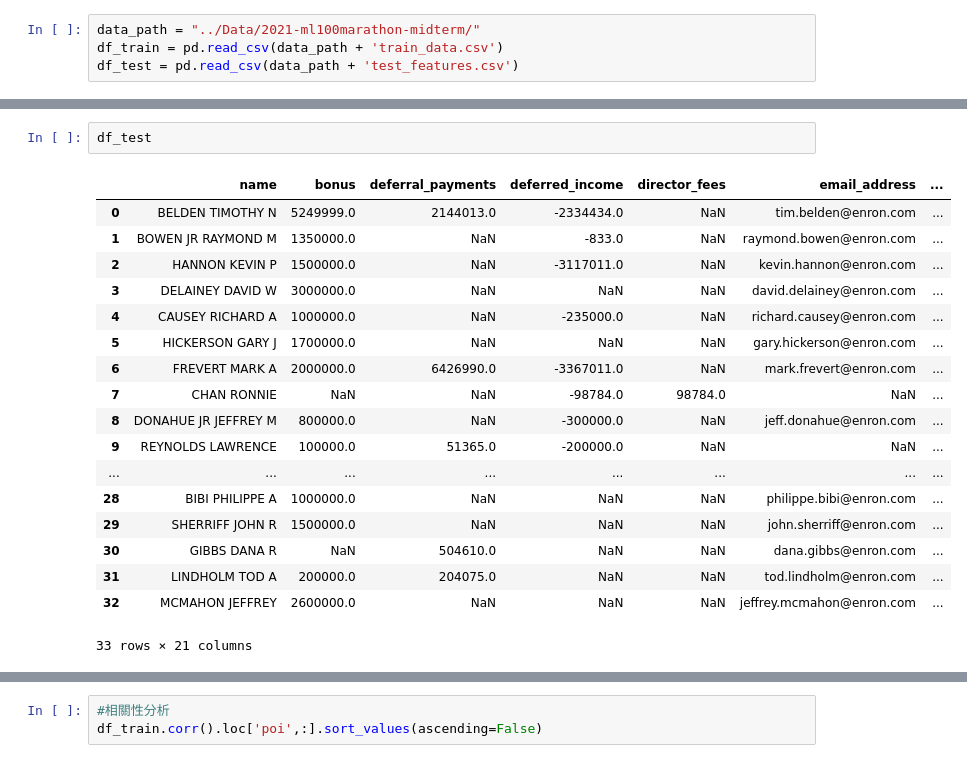
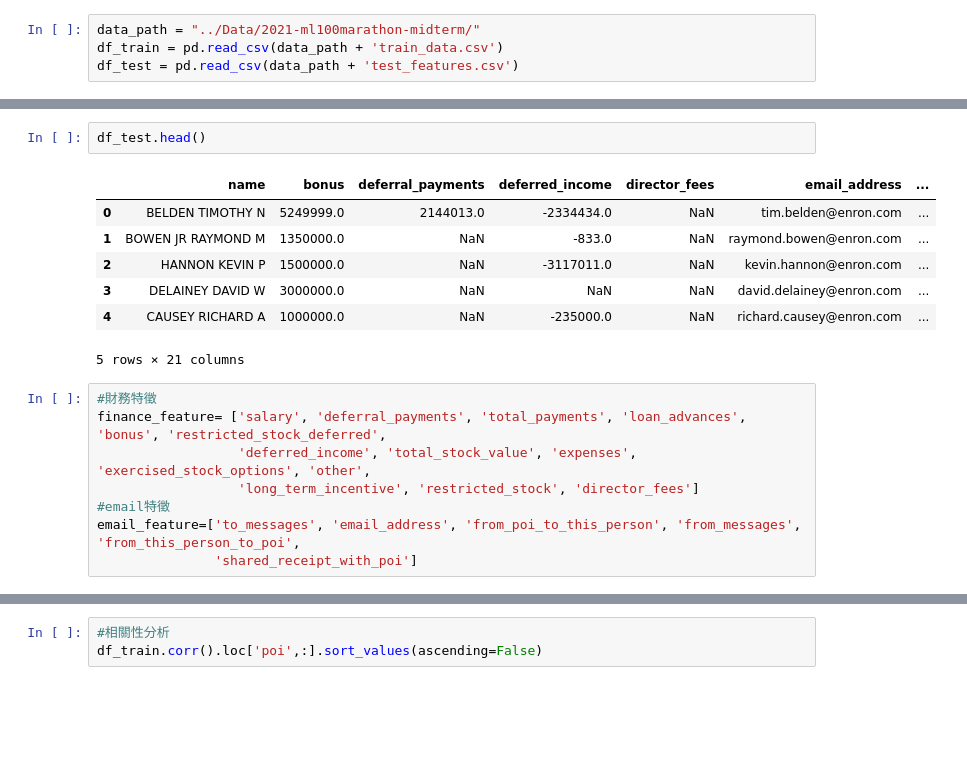
Before and after one commit to Hsu-Hui/ML100Days, a Jupyter notebook: HomeWork/Day_051_Mid-term.ipynb, the cells around one changed output, grey strips where cells are left out. Saved outputs shown, nothing was run; the diff lists cells and outputs as text; blank space fills up the shorter version.

```diff
--- a/HomeWork/Day_051_Mid-term.ipynb
+++ b/HomeWork/Day_051_Mid-term.ipynb
@@ -35,21 +29,18 @@ df_train
 # %%
-df_test
+df_test.head()
 # %% [output]
 |  | name | bonus | deferral_payments | deferred_income | director_fees | email_address | ... |
 | 0 | BELDEN TIMOTHY N | 5249999.0 | 2144013.0 | -2334434.0 | NaN | tim.belden@enron.com | ... |
 | 1 | BOWEN JR RAYMOND M | 1350000.0 | NaN | -833.0 | NaN | raymond.bowen@enron.com | ... |
 | 2 | HANNON KEVIN P | 1500000.0 | NaN | -3117011.0 | NaN | kevin.hannon@enron.com | ... |
 | 3 | DELAINEY DAVID W | 3000000.0 | NaN | NaN | NaN | david.delainey@enron.com | ... |
 | 4 | CAUSEY RICHARD A | 1000000.0 | NaN | -235000.0 | NaN | richard.causey@enron.com | ... |
-| 5 | HICKERSON GARY J | 1700000.0 | NaN | NaN | NaN | gary.hickerson@enron.com | ... |
-| 6 | FREVERT MARK A | 2000000.0 | 6426990.0 | -3367011.0 | NaN | mark.frevert@enron.com | ... |
-| 7 | CHAN RONNIE | NaN | NaN | -98784.0 | 98784.0 | NaN | ... |
-| 8 | DONAHUE JR JEFFREY M | 800000.0 | NaN | -300000.0 | NaN | jeff.donahue@enron.com | ... |
-| 9 | REYNOLDS LAWRENCE | 100000.0 | 51365.0 | -200000.0 | NaN | NaN | ... |
-| ... | ... | ... | ... | ... | ... | ... | ... |
-| 28 | BIBI PHILIPPE A | 1000000.0 | NaN | NaN | NaN | philippe.bibi@enron.com | ... |
-| 29 | SHERRIFF JOHN R | 1500000.0 | NaN | NaN | NaN | john.sherriff@enron.com | ... |
-| 30 | GIBBS DANA R | NaN | 504610.0 | NaN | NaN | dana.gibbs@enron.com | ... |
-| 31 | LINDHOLM TOD A | 200000.0 | 204075.0 | NaN | NaN | tod.lindholm@enron.com | ... |
-| 32 | MCMAHON JEFFREY | 2600000.0 | NaN | NaN | NaN | jeffrey.mcmahon@enron.com | ... |
-33 rows × 21 columns
+5 rows × 21 columns
+# %%
+#財務特徵
+finance_feature= ['salary', 'deferral_payments', 'total_payments', 'loan_advances', 'bonus', 'restricted_stock_deferred',
+                  'deferred_income', 'total_stock_value', 'expenses', 'exercised_stock_options', 'other',
+                  'long_term_incentive', 'restricted_stock', 'director_fees']
+#email特徵
+email_feature=['to_messages', 'email_address', 'from_poi_to_this_person', 'from_messages', 'from_this_person_to_poi',
+               'shared_receipt_with_poi']
```
Also changed, not shown: parts of 20 cells of this notebook, 1 other file.
